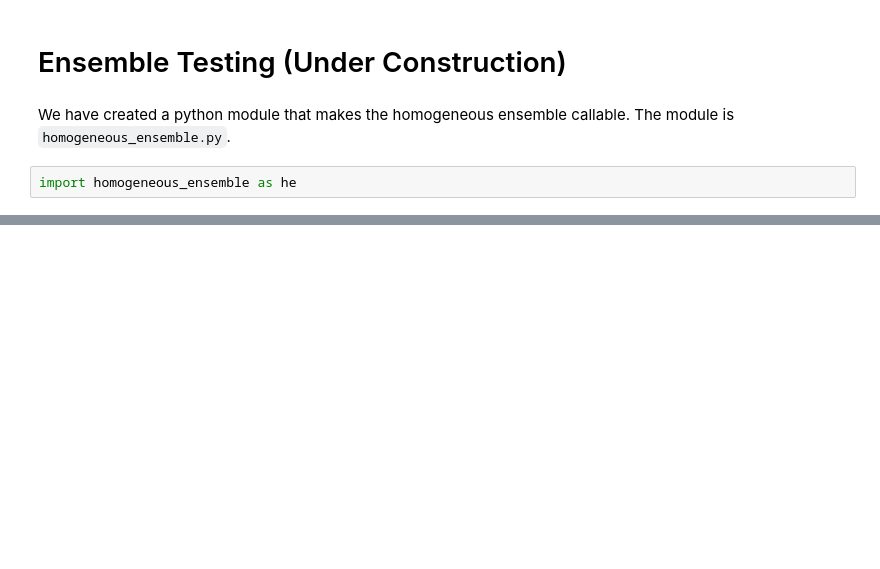
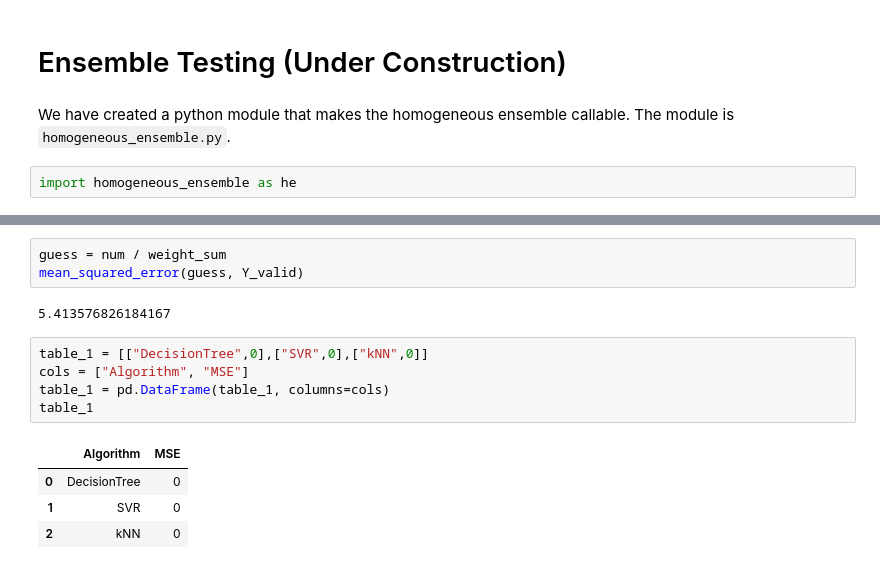
Before and after one commit to jcarew42/Ensemble-Learning-TTU, a Jupyter notebook: Part_2_Ensemble_Testing.ipynb, the cells around one changed output, grey strips where cells are left out. Cells and saved outputs as stored; diff of their text form; blank space fills up the shorter version.

```diff
--- a/Part_2_Ensemble_Testing.ipynb
+++ b/Part_2_Ensemble_Testing.ipynb
@@ -56,0 +103,15 @@ test.shape
+# %%
+guess = num / weight_sum
+mean_squared_error(guess, Y_valid)
+# %% [output]
+5.413576826184167
+# %%
+table_1 = [["DecisionTree",0],["SVR",0],["kNN",0]]
+cols = ["Algorithm", "MSE"]
+table_1 = pd.DataFrame(table_1, columns=cols)
+table_1
+# %% [output]
+|  | Algorithm | MSE |
+| 0 | DecisionTree | 0 |
+| 1 | SVR | 0 |
+| 2 | kNN | 0 |
```
Also changed, not shown: parts of 14 cells of this notebook, 1 other file.
